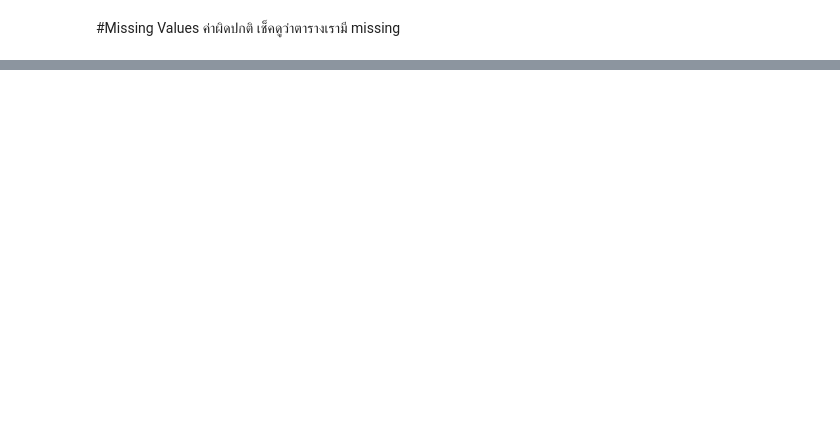
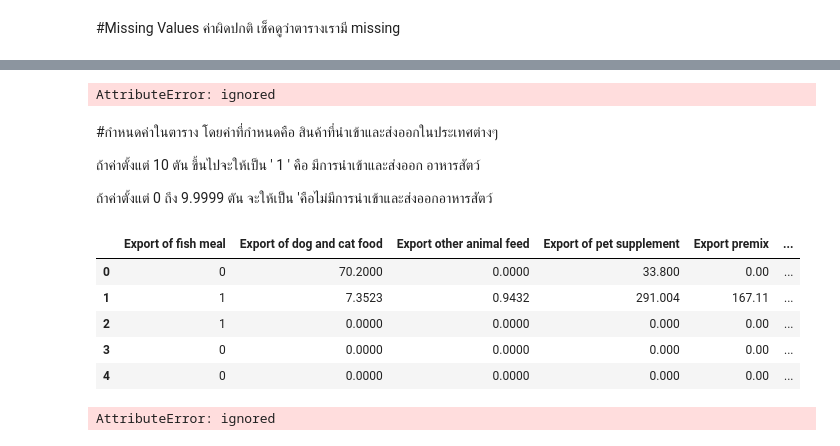
Before and after one commit to waraporn19/KKU_data_mining, a Jupyter notebook: Project.ipynb, the cells around one changed output, grey strips where cells are left out. Cells and saved outputs as stored; diff of their text form; code cells hidden in the pictures; blank space fills up the shorter version.

```diff
--- a/Project.ipynb
+++ b/Project.ipynb
@@ -156,0 +123,11 @@ Export_table_dp
+# %%
+df.loc = ['Australia']
+# %% [output]
+AttributeError: ignored
+# %% [markdown]
+#กำหนดค่าในตาราง
+โดยค่าที่กำหนดคือ สินค้าที่นำเข้าและส่งออกในประเทศต่างๆ
+
+ถ้าค่าตั้งแต่ 10 ตัน ขึ้นไปจะให้เป็น ' 1 ' คือ มีการนำเข้าและส่งออก อาหารสัตว์
+
+ถ้าค่าตั้งแต่ 0 ถึง 9.9999 ตัน จะให้เป็น 'คือไม่มีการนำเข้าและส่งออกอาหารสัตว์
@@ -156,0 +145,11 @@ Export_table_dp
+# %%
+df2 = Export_df.iloc[:,1:]
+df2["Export of fish meal"] = np.where(df2["Export of fish meal"]>10,1,0)
+df2.head()
+# %% [output]
+|  | Export of fish meal | Export of dog and cat food | Export other animal feed | Export of pet supplement | Export premix | ... |
+| 0 | 0 | 70.2000 | 0.0000 | 33.800 | 0.00 | ... |
+| 1 | 1 | 7.3523 | 0.9432 | 291.004 | 167.11 | ... |
+| 2 | 1 | 0.0000 | 0.0000 | 0.000 | 0.00 | ... |
+| 3 | 0 | 0.0000 | 0.0000 | 0.000 | 0.00 | ... |
+| 4 | 0 | 0.0000 | 0.0000 | 0.000 | 0.00 | ... |
@@ -156,0 +182,4 @@ Export_table_dp
+# %%
+df3 = df.loc[:,(df>50).all()]
+# %% [output]
+AttributeError: ignored
```
Also changed, not shown: parts of 38 cells of this notebook.
